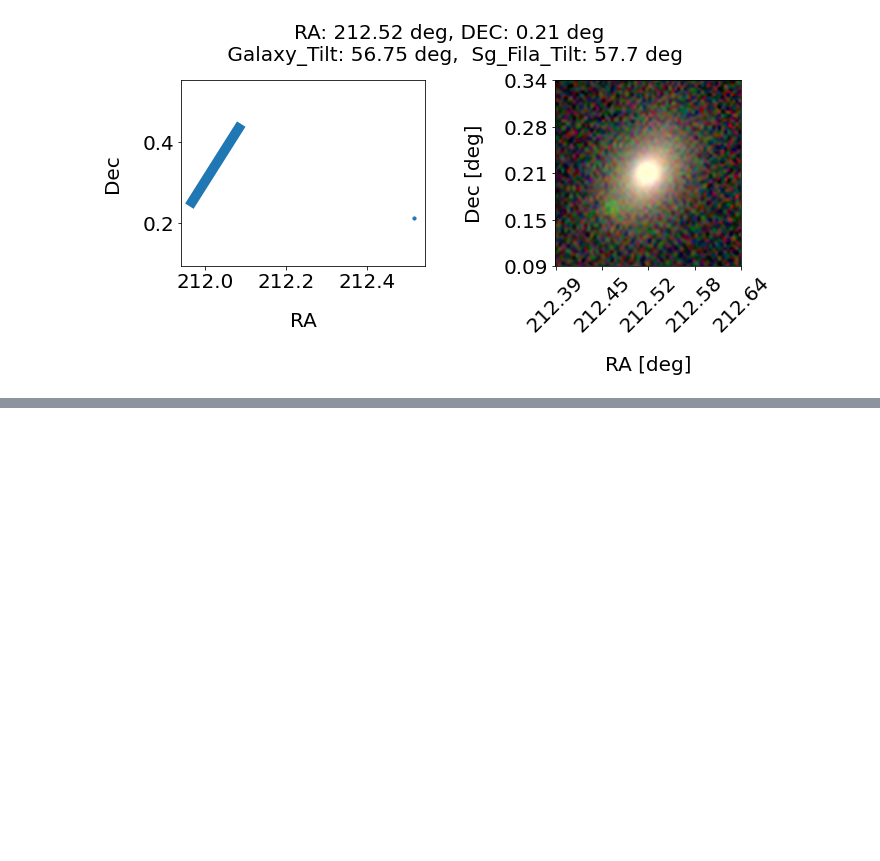
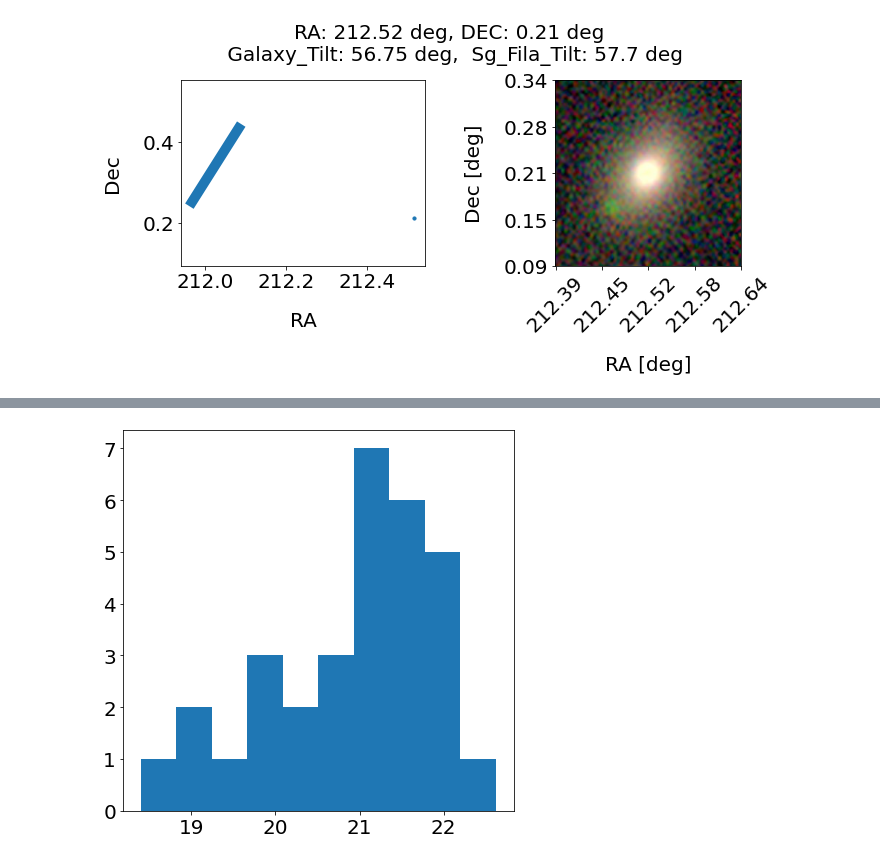
Before and after one commit to jsuarez314/alignment_desi, a Jupyter notebook: GAMA_DES_match.ipynb, the cells around one changed output, grey strips where cells are left out. Saved outputs shown, nothing was run; the diff lists cells and outputs as text; code cells hidden in the pictures; blank space fills up the shorter version.

```diff
--- a/GAMA_DES_match.ipynb
+++ b/GAMA_DES_match.ipynb
@@ -835,0 +919,4 @@ for ii_al in ii_aligned[:5]:
+# %%
+_ = pl.hist(data_match['UMAG_DRED_SDSS'][ii_aligned])
+# %% [output]
+[figure, added]
```
Also changed, not shown: parts of 6 cells of this notebook, 2 other files.
